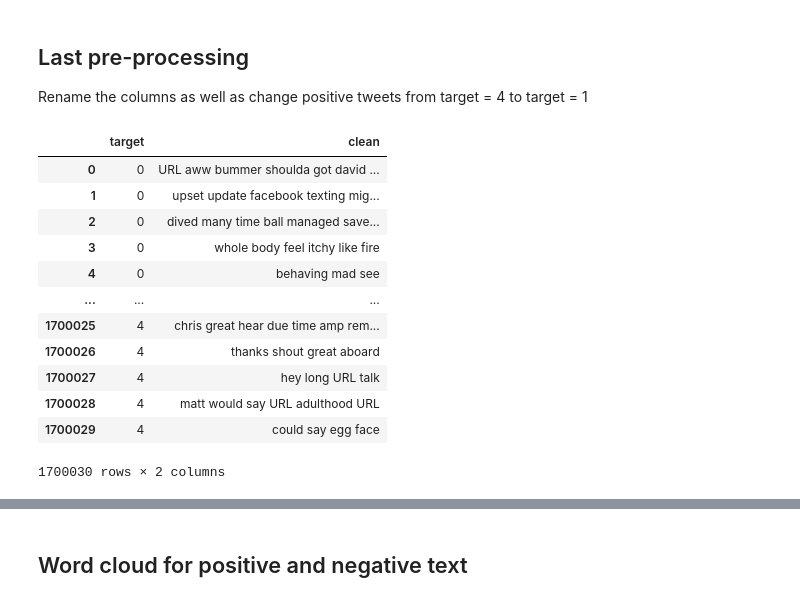
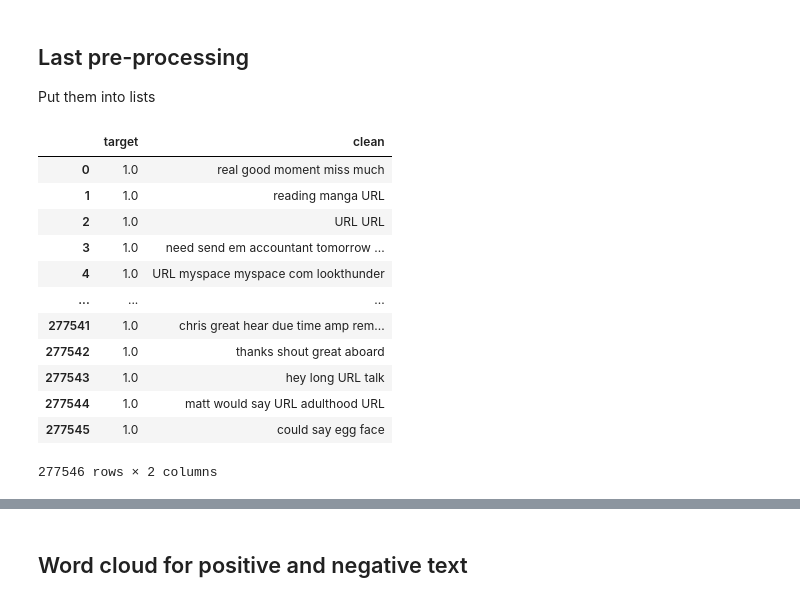
Before and after one commit to kevinxiong613/fervent, a Jupyter notebook: bot/app/Naive_Bayes_Setup.ipynb, the cells around one changed output, grey strips where cells are left out. Cells and saved outputs as stored; diff of their text form; code cells hidden in the pictures.

```diff
--- a/bot/app/Naive_Bayes_Setup.ipynb
+++ b/bot/app/Naive_Bayes_Setup.ipynb
@@ -17,25 +17,27 @@ import pickle
 import re
 from nltk.stem import WordNetLemmatizer
 from nltk.tokenize import word_tokenize
-# %% [markdown]
-## Last pre-processing
-
-Rename the columns as well as change positive tweets from target = 4 to target = 1
+# %% [markdown]
+## Last pre-processing
+
+Put them into lists
 # %%
-df = pd.read_csv("../model-files/tweets-cleaned.csv", encoding='ISO-8859-1')
-df = df.iloc[:, [0, 2]] # Don't want the data from before processing
-df
+pos_df = pd.read_csv("../model-files/positive-cleaned.csv", encoding='ISO-8859-1')
+neg_df = pd.read_csv("../model-files/negative-cleaned.csv", encoding='ISO-8859-1')
+pos_df = pos_df.iloc[:, [0, 2]] # Don't want the data from before processing
+neg_df = neg_df.iloc[:, [0, 2]]
+pos_df
 # %% [output]
 |  | target | clean |
-| 0 | 0 | URL aww bummer shoulda got david ... |
-| 1 | 0 | upset update facebook texting mig... |
-| 2 | 0 | dived many time ball managed save... |
-| 3 | 0 | whole body feel itchy like fire |
-| 4 | 0 | behaving mad see |
+| 0 | 1.0 | real good moment miss much |
+| 1 | 1.0 | reading manga URL |
+| 2 | 1.0 | URL URL |
+| 3 | 1.0 | need send em accountant tomorrow ... |
+| 4 | 1.0 | URL myspace myspace com lookthunder |
 | ... | ... | ... |
-| 1700025 | 4 | chris great hear due time amp rem... |
-| 1700026 | 4 | thanks shout great aboard |
-| 1700027 | 4 | hey long URL talk |
-| 1700028 | 4 | matt would say URL adulthood URL |
-| 1700029 | 4 | could say egg face |
+| 277541 | 1.0 | chris great hear due time amp rem... |
+| 277542 | 1.0 | thanks shout great aboard |
+| 277543 | 1.0 | hey long URL talk |
+| 277544 | 1.0 | matt would say URL adulthood URL |
+| 277545 | 1.0 | could say egg face |
-1700030 rows × 2 columns
+277546 rows × 2 columns
```
Also changed, not shown: parts of 25 cells of this notebook, 7 other files.
